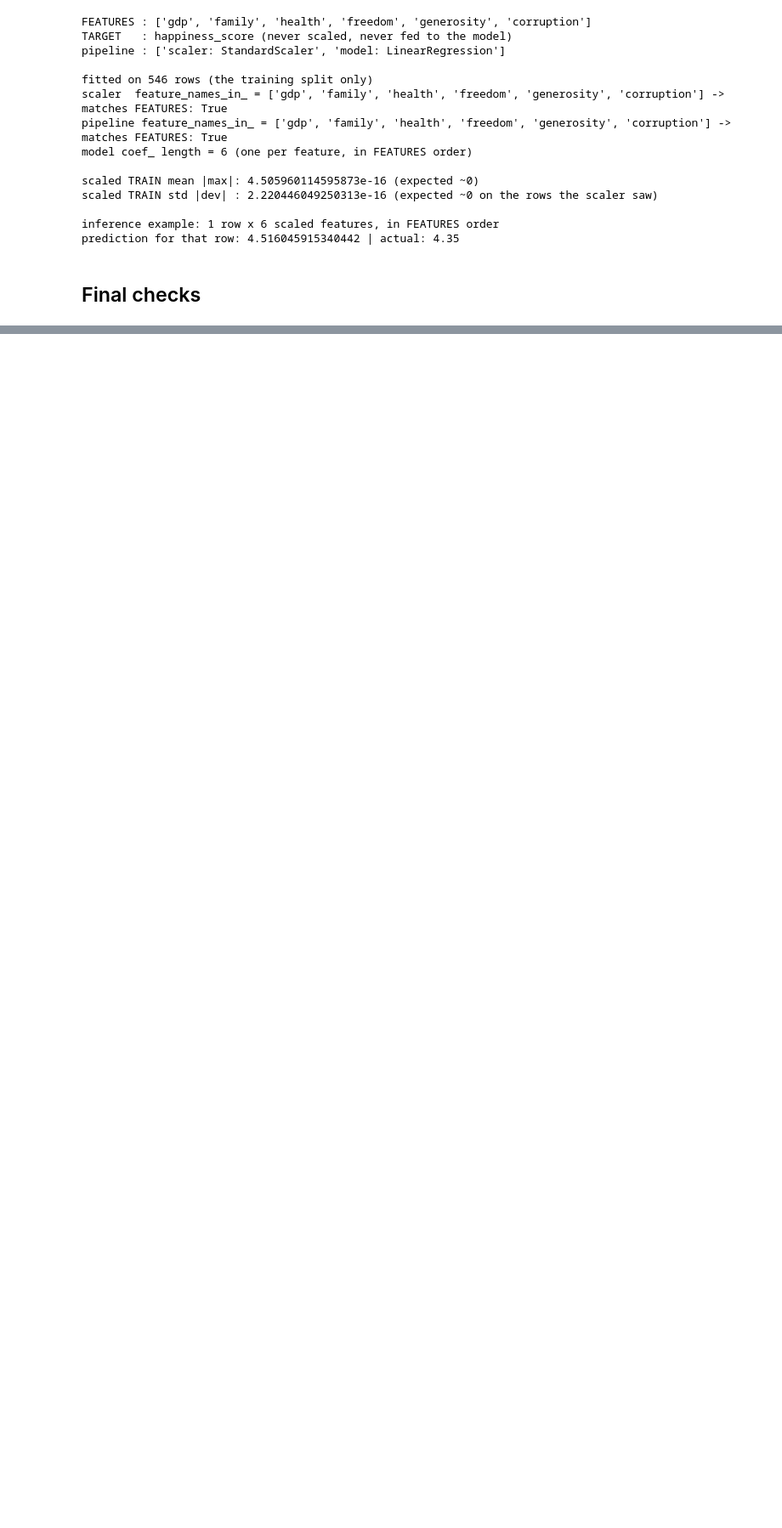
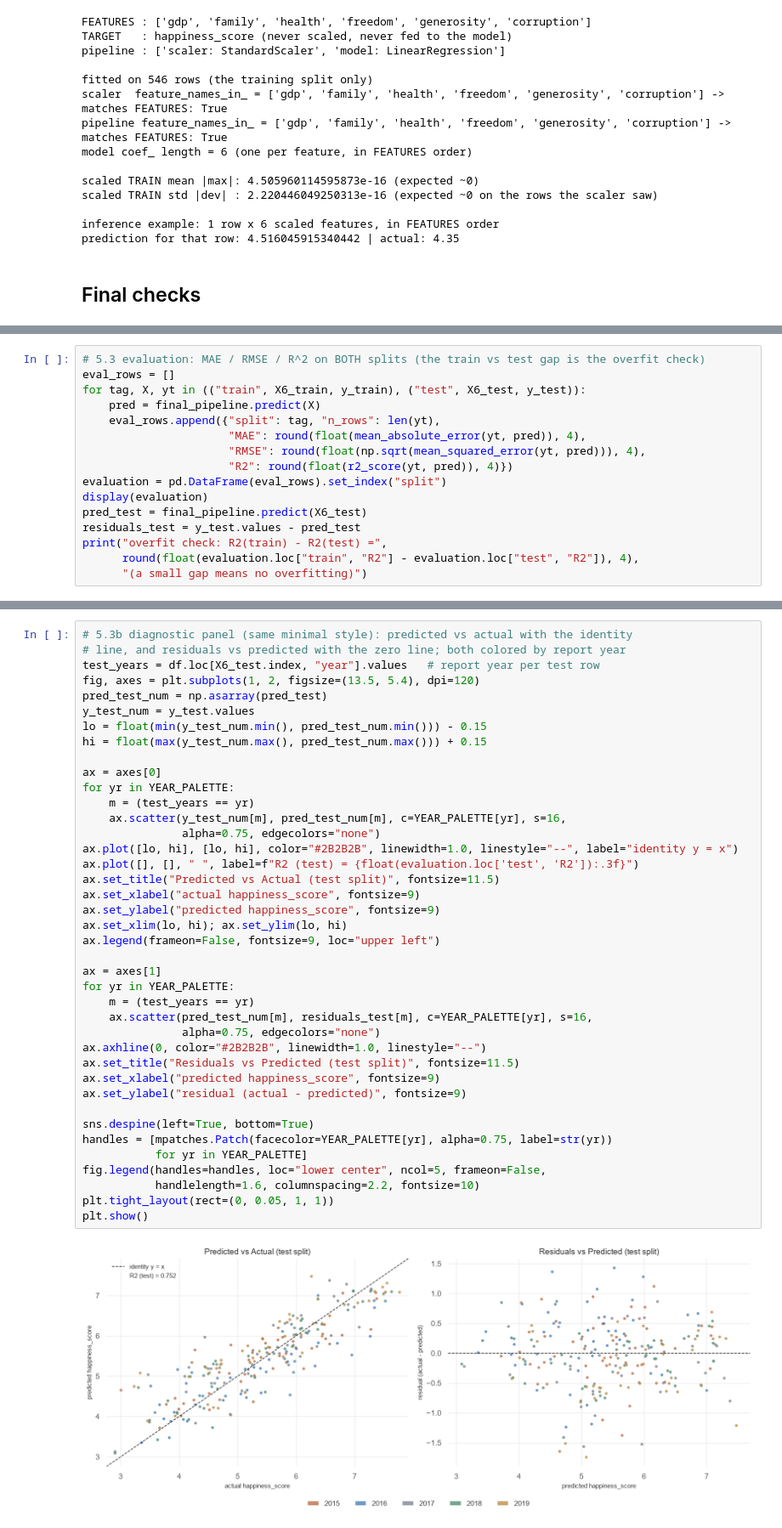
Before and after one commit to Juanseto2903/Streaming-ETL-with-Apache-Kafka-and-Machine-Learning, a Jupyter notebook: notebooks/model_training.ipynb, the cells around one changed output, grey strips where cells are left out. Shown at 85% size. Cells and saved outputs as stored; diff of their text form; blank space fills up the shorter version.

Commit message:
P5: train linear pipeline, evaluate and export model artifacts

```diff
--- a/notebooks/model_training.ipynb
+++ b/notebooks/model_training.ipynb
@@ -363,0 +446,16 @@ Random-Forest comparison, full evaluation (MAE / RMSE / R²), then the artifacts
+# %%
+# 5.3 evaluation: MAE / RMSE / R^2 on BOTH splits (the train vs test gap is the overfit check)
+eval_rows = []
+for tag, X, yt in (("train", X6_train, y_train), ("test", X6_test, y_test)):
+    pred = final_pipeline.predict(X)
+    eval_rows.append({"split": tag, "n_rows": len(yt),
+                      "MAE": round(float(mean_absolute_error(yt, pred)), 4),
+                      "RMSE": round(float(np.sqrt(mean_squared_error(yt, pred))), 4),
+                      "R2": round(float(r2_score(yt, pred)), 4)})
+evaluation = pd.DataFrame(eval_rows).set_index("split")
+display(evaluation)
+pred_test = final_pipeline.predict(X6_test)
+residuals_test = y_test.values - pred_test
+print("overfit check: R2(train) - R2(test) =",
+      round(float(evaluation.loc["train", "R2"] - evaluation.loc["test", "R2"]), 4),
+      "(a small gap means no overfitting)")
@@ -363,0 +468,42 @@ Random-Forest comparison, full evaluation (MAE / RMSE / R²), then the artifacts
+# %%
+# 5.3b diagnostic panel (same minimal style): predicted vs actual with the identity
+# line, and residuals vs predicted with the zero line; both colored by report year
+test_years = df.loc[X6_test.index, "year"].values   # report year per test row
+fig, axes = plt.subplots(1, 2, figsize=(13.5, 5.4), dpi=120)
+pred_test_num = np.asarray(pred_test)
+y_test_num = y_test.values
+lo = float(min(y_test_num.min(), pred_test_num.min())) - 0.15
+hi = float(max(y_test_num.max(), pred_test_num.max())) + 0.15
+
+ax = axes[0]
+for yr in YEAR_PALETTE:
+    m = (test_years == yr)
+    ax.scatter(y_test_num[m], pred_test_num[m], c=YEAR_PALETTE[yr], s=16,
+               alpha=0.75, edgecolors="none")
+ax.plot([lo, hi], [lo, hi], color="#2B2B2B", linewidth=1.0, linestyle="--", label="identity y = x")
+ax.plot([], [], " ", label=f"R2 (test) = {float(evaluation.loc['test', 'R2']):.3f}")
+ax.set_title("Predicted vs Actual (test split)", fontsize=11.5)
+ax.set_xlabel("actual happiness_score", fontsize=9)
+ax.set_ylabel("predicted happiness_score", fontsize=9)
+ax.set_xlim(lo, hi); ax.set_ylim(lo, hi)
+ax.legend(frameon=False, fontsize=9, loc="upper left")
+
+ax = axes[1]
+for yr in YEAR_PALETTE:
+    m = (test_years == yr)
+    ax.scatter(pred_test_num[m], residuals_test[m], c=YEAR_PALETTE[yr], s=16,
+               alpha=0.75, edgecolors="none")
+ax.axhline(0, color="#2B2B2B", linewidth=1.0, linestyle="--")
+ax.set_title("Residuals vs Predicted (test split)", fontsize=11.5)
+ax.set_xlabel("predicted happiness_score", fontsize=9)
+ax.set_ylabel("residual (actual - predicted)", fontsize=9)
+
+sns.despine(left=True, bottom=True)
+handles = [mpatches.Patch(facecolor=YEAR_PALETTE[yr], alpha=0.75, label=str(yr))
+           for yr in YEAR_PALETTE]
+fig.legend(handles=handles, loc="lower center", ncol=5, frameon=False,
+           handlelength=1.6, columnspacing=2.2, fontsize=10)
+plt.tight_layout(rect=(0, 0.05, 1, 1))
+plt.show()
+# %% [output]
+[figure, added]
```
Also changed, not shown: parts of 11 cells of this notebook, 2 other files.
